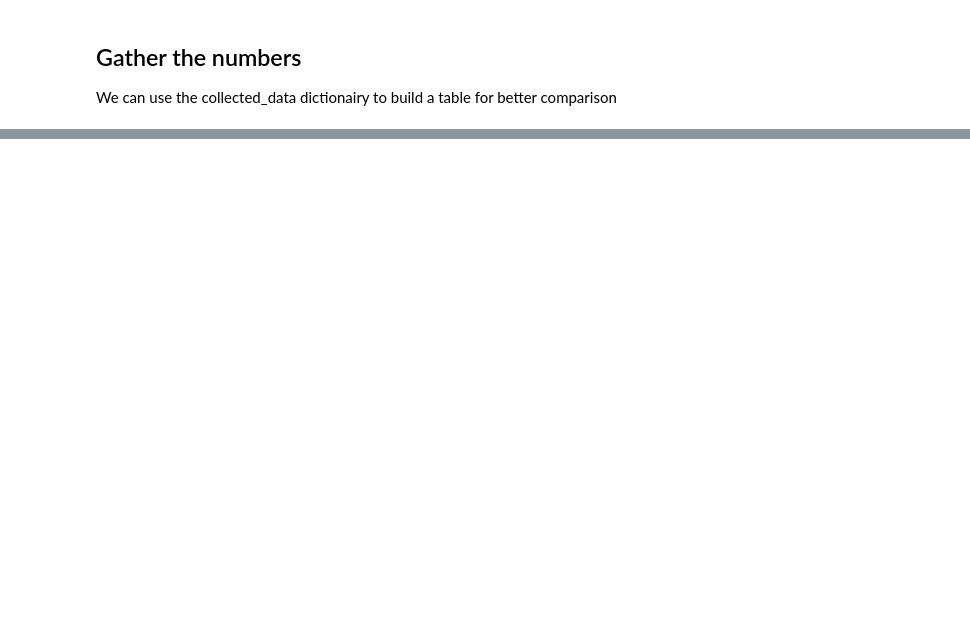
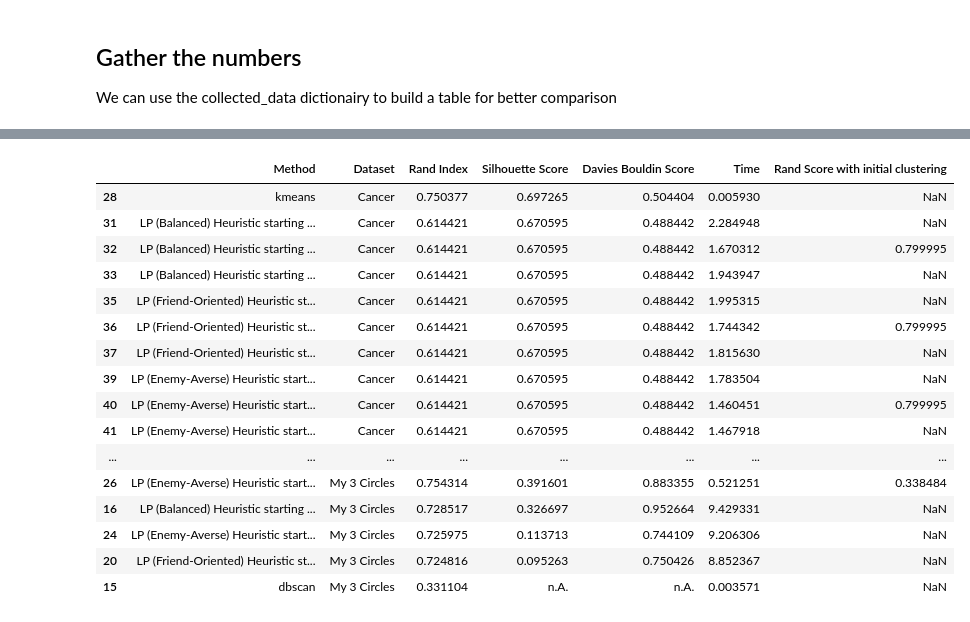
Before and after one commit to tr1gergo/local-popular, a Jupyter notebook: BenchmarkClustering.ipynb, the cells around one changed output, grey strips where cells are left out. Saved outputs shown, nothing was run; the diff lists cells and outputs as text; code cells hidden in the pictures; blank space fills up the shorter version.

```diff
--- a/BenchmarkClustering.ipynb
+++ b/BenchmarkClustering.ipynb
@@ -224,0 +341,45 @@ print(collected_data)
+# %%
+import pandas as pd
+records = []
+for (method, dataset), metrics in collected_data.items():
+    record = {'Method': method, 'Dataset': dataset}
+    record.update(metrics)
+    records.append(record)
+
+df = pd.DataFrame(records)
+
+def sort_within_datasets(df, score_column, ascending=False):
+    """
+    Sort the rows within each dataset group by the given score column.
+
+    Parameters:
+    - df: pandas DataFrame containing 'Dataset' and score columns.
+    - score_column: str, the column to sort by (e.g., 'Rand Index').
+    - ascending: bool, whether to sort in ascending order (default: descending).
+
+    Returns:
+    - A sorted DataFrame.
+    """
+    return df.sort_values(by=['Dataset', score_column], ascending=[True, ascending])
+
+# Example usage:
+sorted_df = sort_within_datasets(df, 'Rand Index', ascending=False)
+sorted_df
+# %% [output]
+|  | Method | Dataset | Rand Index | Silhouette Score | Davies Bouldin Score | Time | Rand Score with initial clustering |
+| 28 | kmeans | Cancer | 0.750377 | 0.697265 | 0.504404 | 0.005930 | NaN |
+| 31 | LP (Balanced) Heuristic starting ... | Cancer | 0.614421 | 0.670595 | 0.488442 | 2.284948 | NaN |
+| 32 | LP (Balanced) Heuristic starting ... | Cancer | 0.614421 | 0.670595 | 0.488442 | 1.670312 | 0.799995 |
+| 33 | LP (Balanced) Heuristic starting ... | Cancer | 0.614421 | 0.670595 | 0.488442 | 1.943947 | NaN |
+| 35 | LP (Friend-Oriented) Heuristic st... | Cancer | 0.614421 | 0.670595 | 0.488442 | 1.995315 | NaN |
+| 36 | LP (Friend-Oriented) Heuristic st... | Cancer | 0.614421 | 0.670595 | 0.488442 | 1.744342 | 0.799995 |
+| 37 | LP (Friend-Oriented) Heuristic st... | Cancer | 0.614421 | 0.670595 | 0.488442 | 1.815630 | NaN |
+| 39 | LP (Enemy-Averse) Heuristic start... | Cancer | 0.614421 | 0.670595 | 0.488442 | 1.783504 | NaN |
+| 40 | LP (Enemy-Averse) Heuristic start... | Cancer | 0.614421 | 0.670595 | 0.488442 | 1.460451 | 0.799995 |
+| 41 | LP (Enemy-Averse) Heuristic start... | Cancer | 0.614421 | 0.670595 | 0.488442 | 1.467918 | NaN |
+| ... | ... | ... | ... | ... | ... | ... | ... |
+| 26 | LP (Enemy-Averse) Heuristic start... | My 3 Circles | 0.754314 | 0.391601 | 0.883355 | 0.521251 | 0.338484 |
+| 16 | LP (Balanced) Heuristic starting ... | My 3 Circles | 0.728517 | 0.326697 | 0.952664 | 9.429331 | NaN |
+| 24 | LP (Enemy-Averse) Heuristic start... | My 3 Circles | 0.725975 | 0.113713 | 0.744109 | 9.206306 | NaN |
+| 20 | LP (Friend-Oriented) Heuristic st... | My 3 Circles | 0.724816 | 0.095263 | 0.750426 | 8.852367 | NaN |
+| 15 | dbscan | My 3 Circles | 0.331104 | n.A. | n.A. | 0.003571 | NaN |
```
Also changed, not shown: parts of 10 cells of this notebook, 1 other file.
